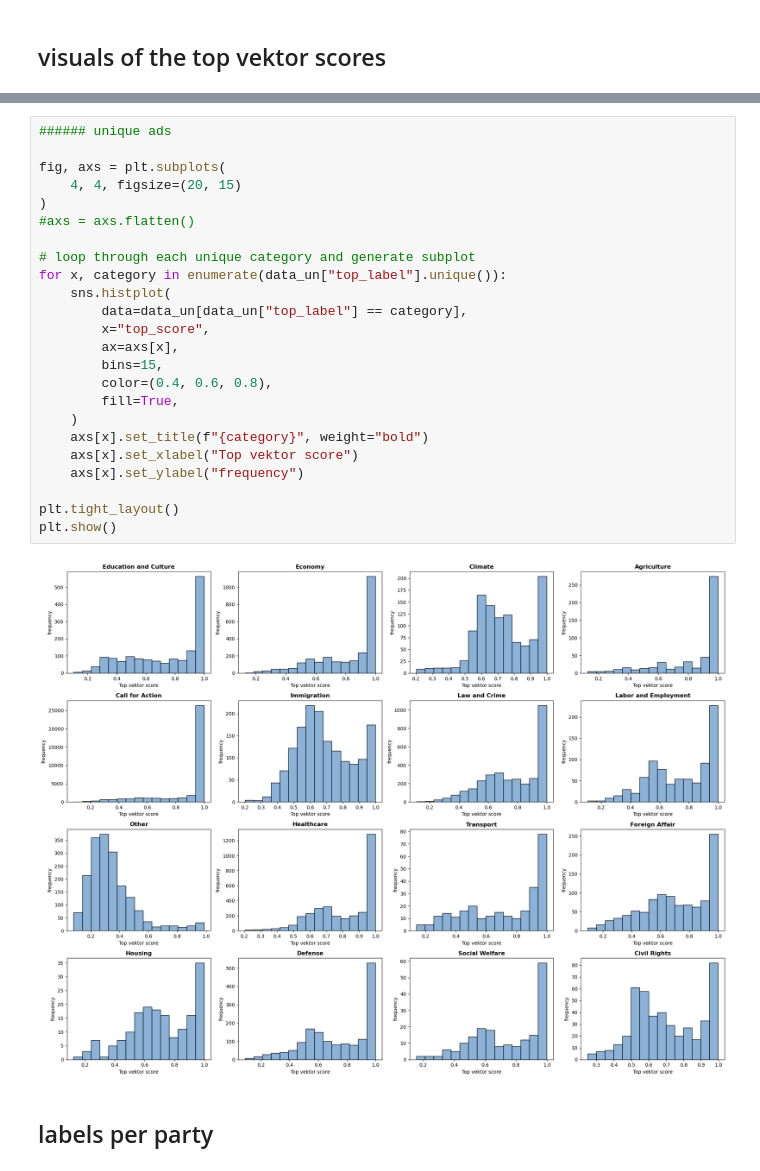
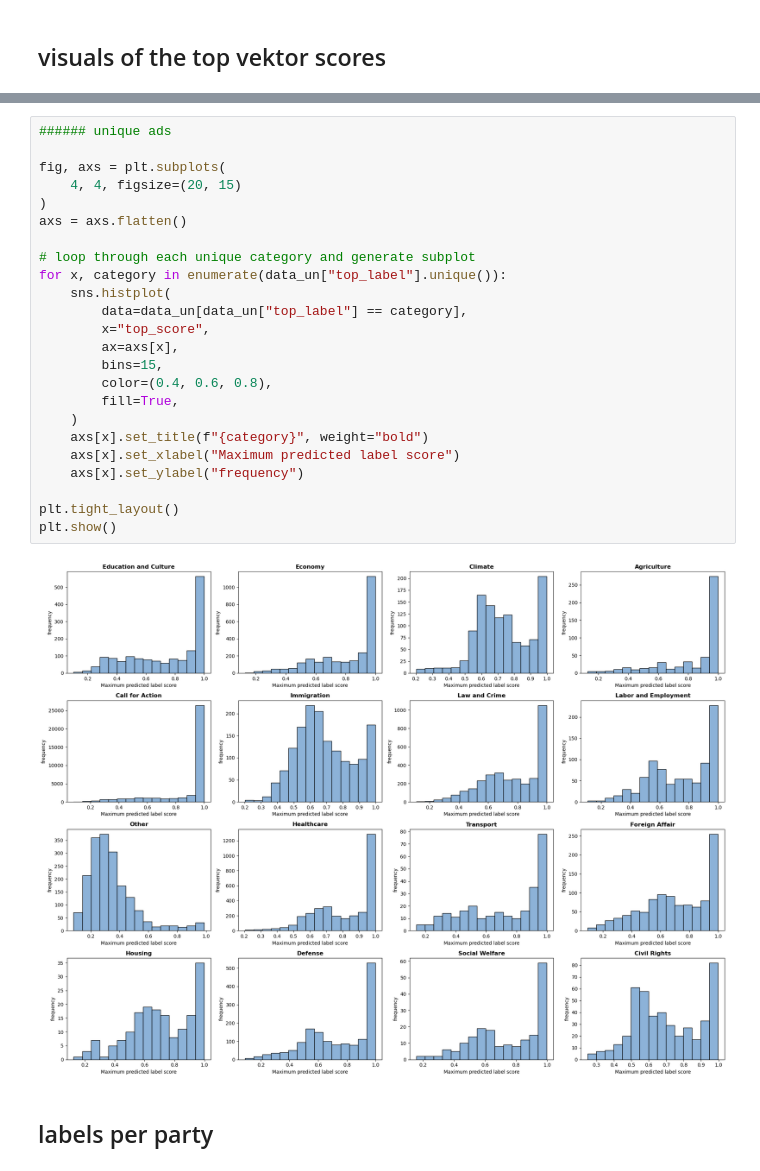
Before and after one commit to sofiepalmus/Thesis, a Jupyter notebook: DeBERTa_visuals.ipynb, the cells around one changed output, grey strips where cells are left out. Drawn from its saved outputs; the diff is of its cells as text.

```diff
--- a/DeBERTa_visuals.ipynb
+++ b/DeBERTa_visuals.ipynb
@@ -255,29 +255,29 @@ plt.show()
 # %%
 ###### unique ads
 
 fig, axs = plt.subplots(
     4, 4, figsize=(20, 15)
 )
-#axs = axs.flatten()
+axs = axs.flatten()
 
 # loop through each unique category and generate subplot
 for x, category in enumerate(data_un["top_label"].unique()):
     sns.histplot(
         data=data_un[data_un["top_label"] == category],
         x="top_score",
         ax=axs[x],
         bins=15,
         color=(0.4, 0.6, 0.8),
         fill=True,
     )
     axs[x].set_title(f"{category}", weight="bold")
-    axs[x].set_xlabel("Top vektor score")
+    axs[x].set_xlabel("Maximum predicted label score")
     axs[x].set_ylabel("frequency")
 
 plt.tight_layout()
 plt.show()
 # %% [output]
-[figure, old version]
+[figure, new version]
 # %% [markdown]
 ## labels per party
 # %%
```
Also changed, not shown: parts of 6 cells of this notebook, 1 other file.
